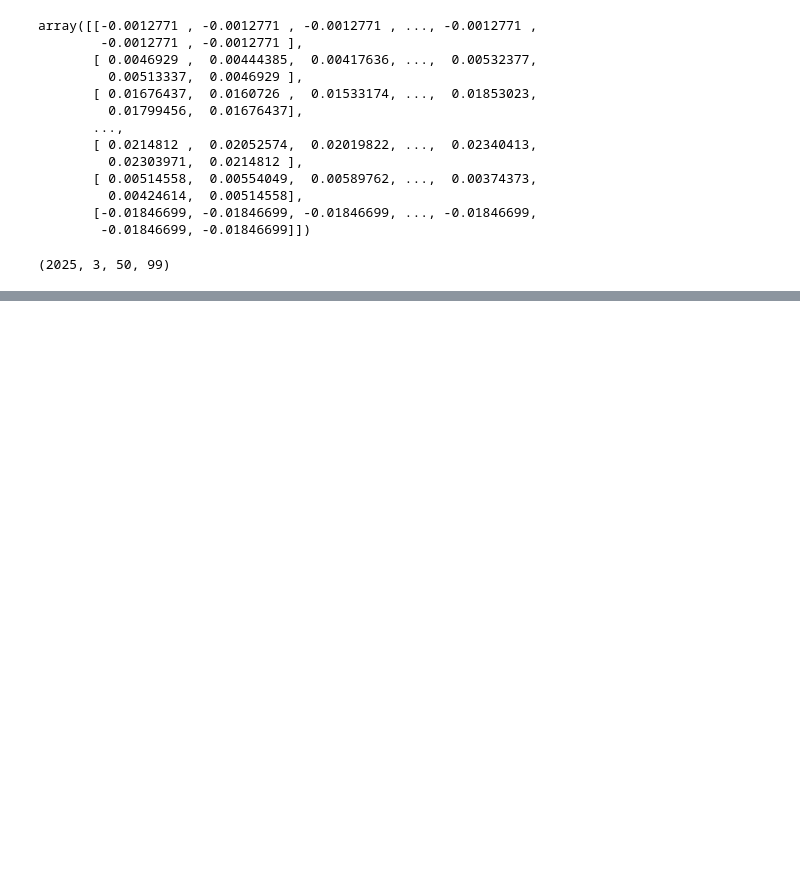
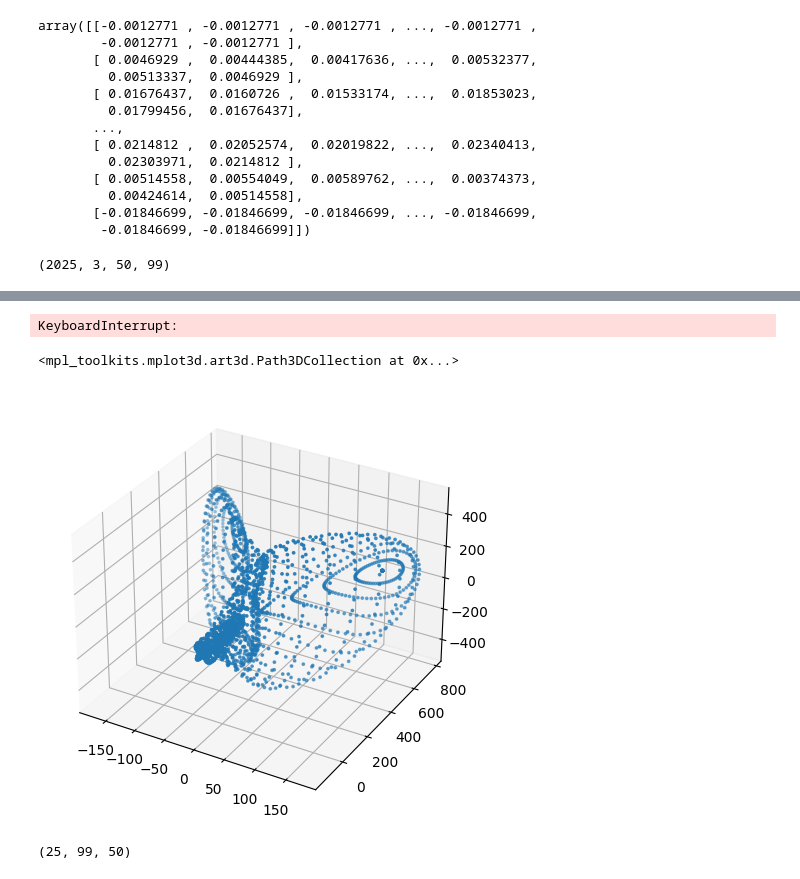
Before and after one commit to tbesnier/bm-shapes, a Jupyter notebook: examples/TEST - Bridge between complex meshes.ipynb, the cells around one changed output, grey strips where cells are left out. Drawn from its saved outputs; the diff is of its cells as text; code cells hidden in the pictures; blank space fills up the shorter version.

```diff
--- a/examples/TEST - Bridge between complex meshes.ipynb
+++ b/examples/TEST - Bridge between complex meshes.ipynb
@@ -33,0 +126,22 @@ basis_sph.shape
+# %%
+from utils import sph_utils
+
+
+def sph_harm_reconstruct(theta, phi, coeffs, res = 5):
+    """Reconstruct a function from basis and corresponding coefficients"""
+
+    basis = sph_utils.SphHarmBasis(n_coeffs = res**2)
+
+    basis_sph = basis.sph_harm_basis()
+
+    return lambda theta, phi : np.dot(coeffs, [f(theta, phi) for f in basis_sph])
+# %%
+X_coeffs = sph_transform(X_func, theta, phi, res = 5)
+Y_coeffs = sph_transform(Y_func, theta, phi, res = 5)
+Z_coeffs = sph_transform(Z_func, theta, phi, res = 5)
+# %% [output]
+KeyboardInterrupt:
+# %%
+X_recons = sph_harm_reconstruct(theta, phi, X_coeffs, res=5)
+Y_recons = sph_harm_reconstruct(theta, phi, Y_coeffs, res=5)
+Z_recons = sph_harm_reconstruct(theta, phi, Z_coeffs, res=5)
@@ -33,0 +152,10 @@ basis_sph.shape
+# %%
+THETA, PHI = shape_stochastics.make_grid(N=32)
+# %%
+fig = plt.figure(figsize=(16,12))
+
+ax1 = fig.add_subplot(211, projection='3d')
+ax1.scatter(X_recons(THETA,PHI), Y_recons(THETA,PHI), Z_recons(THETA,PHI), s = 3)
+# %% [output]
+<mpl_toolkits.mplot3d.art3d.Path3DCollection at 0x...>
+[figure, added]
@@ -34,3 +166,7 @@ basis_sph.shape
+# %%
+weig[0].shape
+# %% [output]
+(25, 99, 50)
 # %%
 (x_mesh, y_mesh, z_mesh) = source[0,:,:], source[1,:,:], source[2,:,:]
 
```
Also changed, not shown: parts of 13 cells of this notebook, 5 other files.
